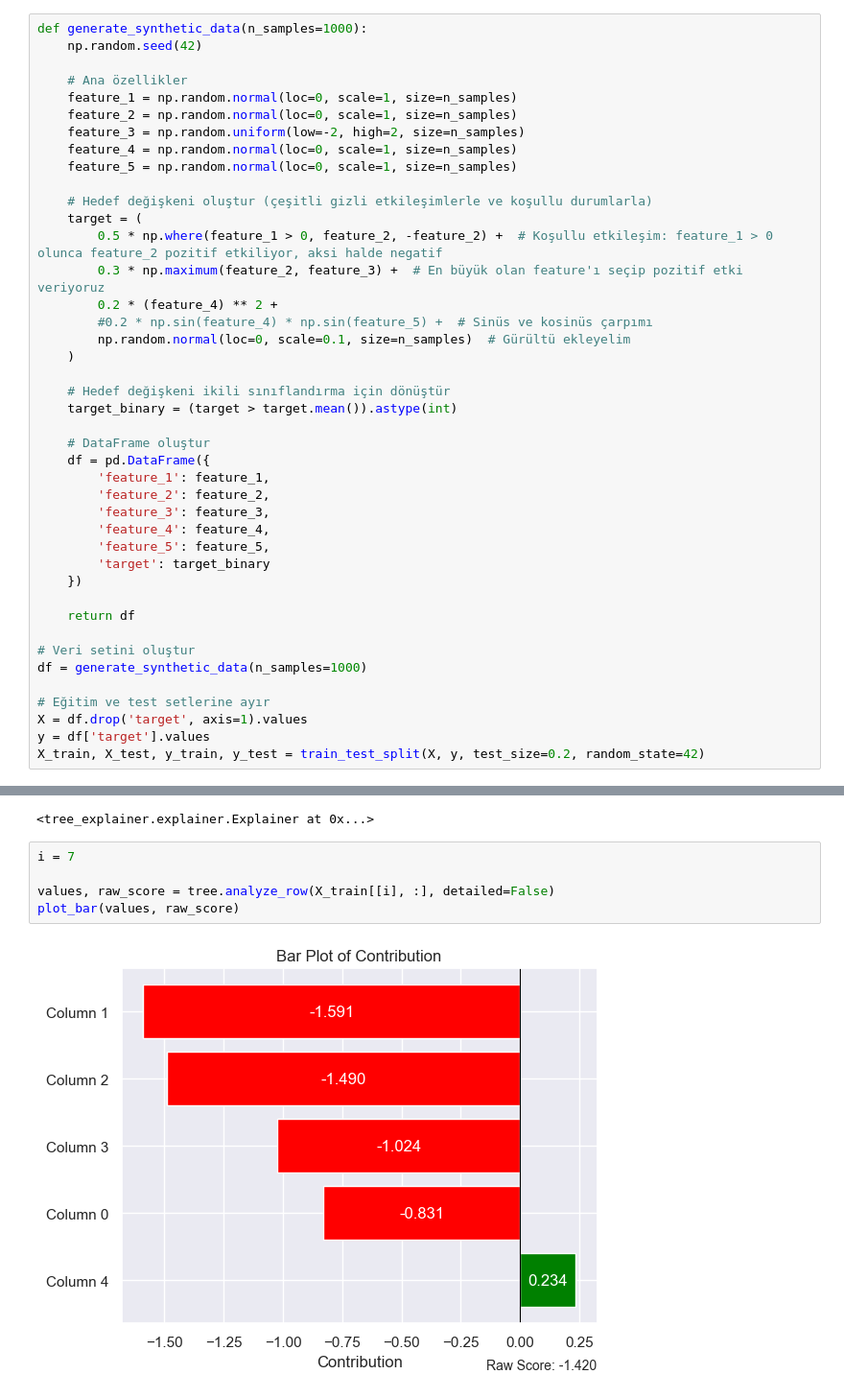
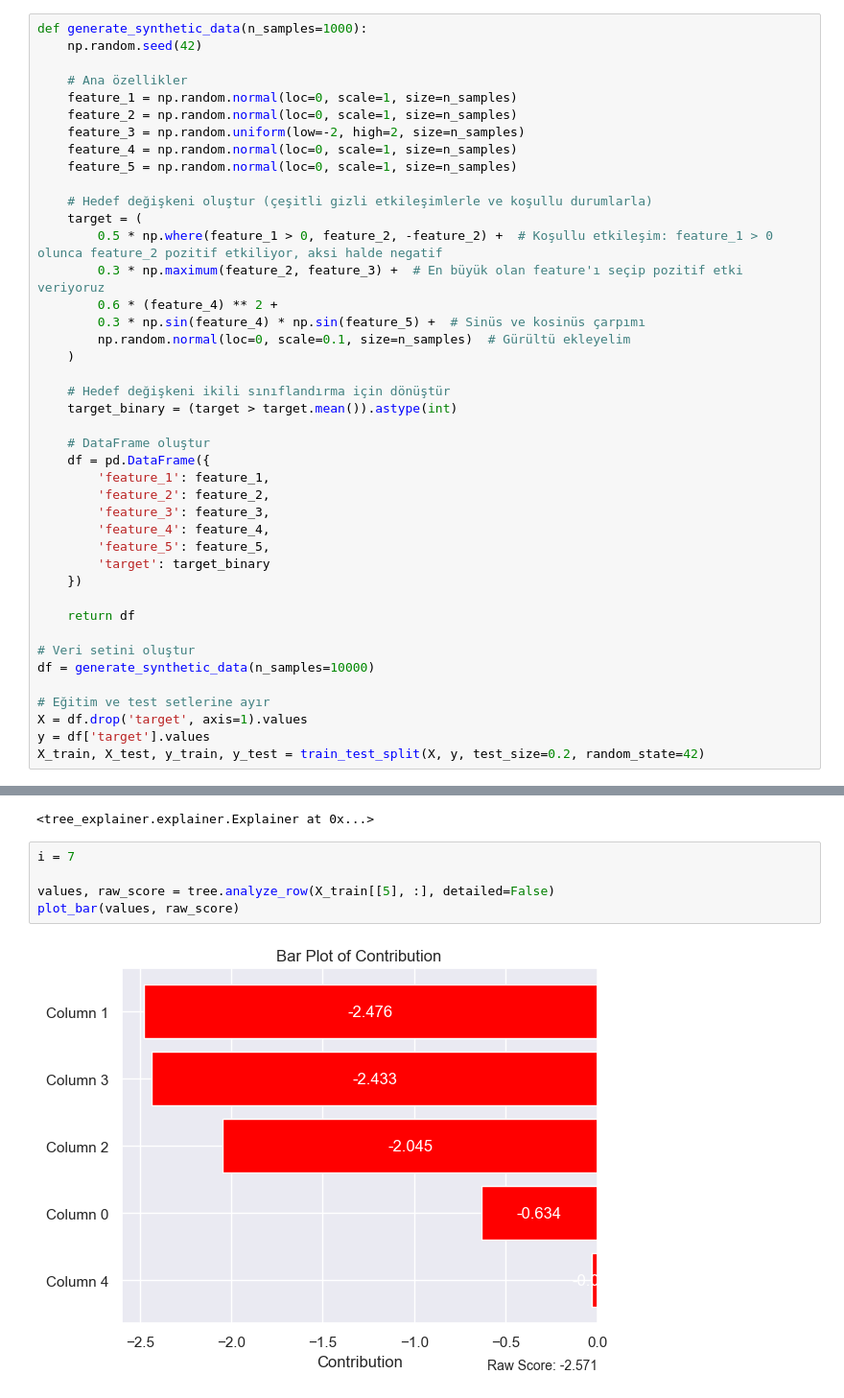
Before and after one commit to sametcopur/treemind, a Jupyter notebook: deneme.ipynb, the cells around one changed output, grey strips where cells are left out. Shown at 96% size. Cells and saved outputs as stored; diff of their text form.

```diff
--- a/deneme.ipynb
+++ b/deneme.ipynb
@@ -20,8 +20,8 @@ def generate_synthetic_data(n_samples=1000):
     target = (
         0.5 * np.where(feature_1 > 0, feature_2, -feature_2) +  # Koşullu etkileşim: feature_1 > 0 olunca feature_2 pozitif etkiliyor, aksi halde negatif
         0.3 * np.maximum(feature_2, feature_3) +  # En büyük olan feature'ı seçip pozitif etki veriyoruz
-        0.2 * (feature_4) ** 2 +
-        #0.2 * np.sin(feature_4) * np.sin(feature_5) +  # Sinüs ve kosinüs çarpımı
+        0.6 * (feature_4) ** 2 +
+        0.3 * np.sin(feature_4) * np.sin(feature_5) +  # Sinüs ve kosinüs çarpımı
         np.random.normal(loc=0, scale=0.1, size=n_samples)  # Gürültü ekleyelim
     )
 
@@ -41,7 +41,7 @@ def generate_synthetic_data(n_samples=1000):
     return df
 
 # Veri setini oluştur
-df = generate_synthetic_data(n_samples=1000)
+df = generate_synthetic_data(n_samples=10000)
 
 # Eğitim ve test setlerine ayır
 X = df.drop('target', axis=1).values
@@ -100,10 +100,10 @@ tree(model)
 # %%
 i = 7
 
-values, raw_score = tree.analyze_row(X_train[[i], :], detailed=False)
+values, raw_score = tree.analyze_row(X_train[[5], :], detailed=False)
 plot_bar(values, raw_score)
 # %% [output]
-[figure, old version]
+[figure, new version]
 # %%
 values, points, raw_score = tree.analyze_row(X_train[[i], :], detailed=True)
 
```
Also changed, not shown: parts of 12 cells of this notebook, 6 other files.
